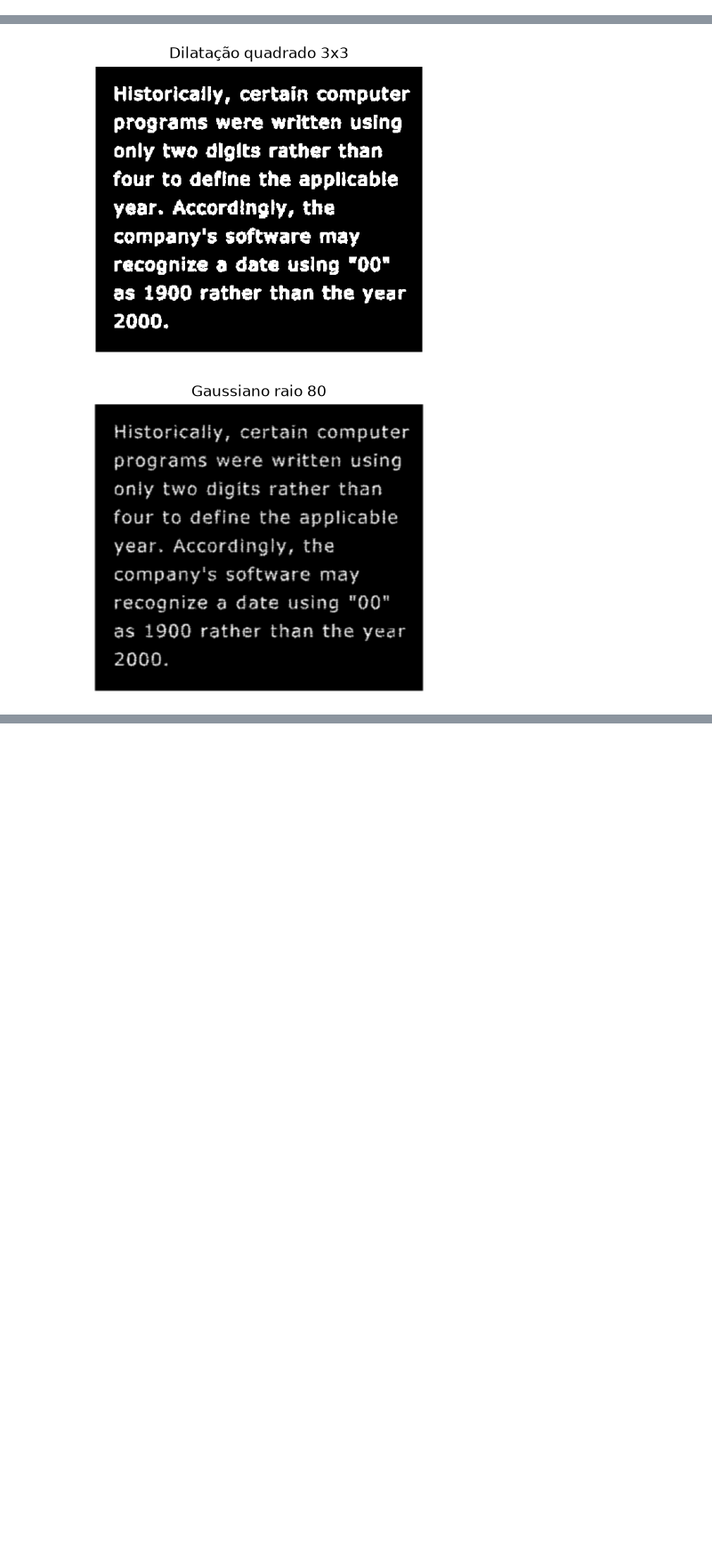
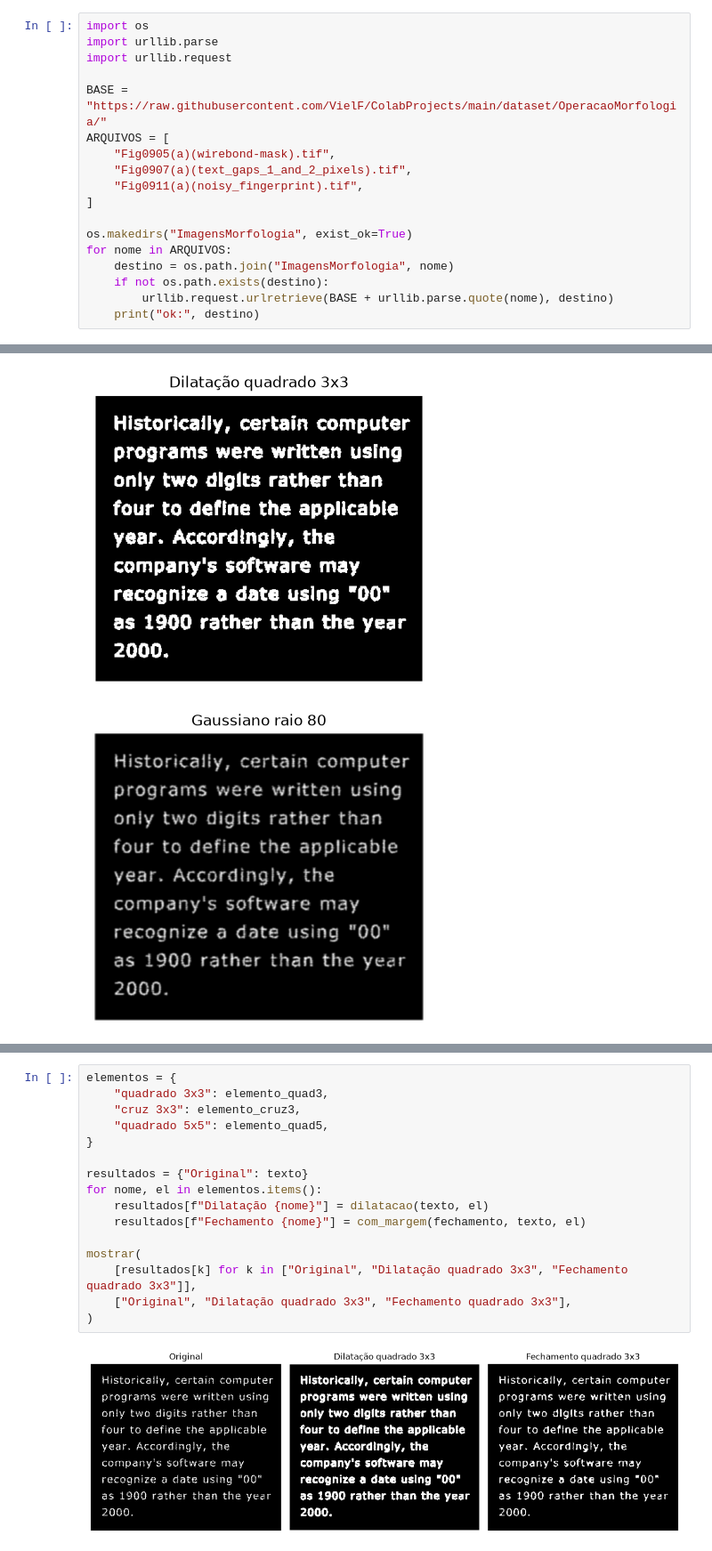
Before and after one commit to Edu-0/pdi-2.1, a Jupyter notebook: Prática_Processamento_Morfológico.ipynb, the cells around one changed output, grey strips where cells are left out. Shown at 89% size. Cells and saved outputs as stored; diff of their text form; blank space fills up the shorter version.

```diff
--- a/Prática_Processamento_Morfológico.ipynb
+++ b/Prática_Processamento_Morfológico.ipynb
@@ -26,0 +33,18 @@ Processamento Digital de Sinais: Imagens
+# %%
+import os
+import urllib.parse
+import urllib.request
+
+BASE = "https://raw.githubusercontent.com/VielF/ColabProjects/main/dataset/OperacaoMorfologia/"
+ARQUIVOS = [
+    "Fig0905(a)(wirebond-mask).tif",
+    "Fig0907(a)(text_gaps_1_and_2_pixels).tif",
+    "Fig0911(a)(noisy_fingerprint).tif",
+]
+
+os.makedirs("ImagensMorfologia", exist_ok=True)
+for nome in ARQUIVOS:
+    destino = os.path.join("ImagensMorfologia", nome)
+    if not os.path.exists(destino):
+        urllib.request.urlretrieve(BASE + urllib.parse.quote(nome), destino)
+    print("ok:", destino)
@@ -268,0 +399,18 @@ Por outro lado, o Processamento Morfológico (através de operações como a Dil
+# %%
+elementos = {
+    "quadrado 3x3": elemento_quad3,
+    "cruz 3x3": elemento_cruz3,
+    "quadrado 5x5": elemento_quad5,
+}
+
+resultados = {"Original": texto}
+for nome, el in elementos.items():
+    resultados[f"Dilatação {nome}"] = dilatacao(texto, el)
+    resultados[f"Fechamento {nome}"] = com_margem(fechamento, texto, el)
+
+mostrar(
+    [resultados[k] for k in ["Original", "Dilatação quadrado 3x3", "Fechamento quadrado 3x3"]],
+    ["Original", "Dilatação quadrado 3x3", "Fechamento quadrado 3x3"],
+)
+# %% [output]
+[figure, added]
```
Also changed, not shown: parts of 15 cells of this notebook.
